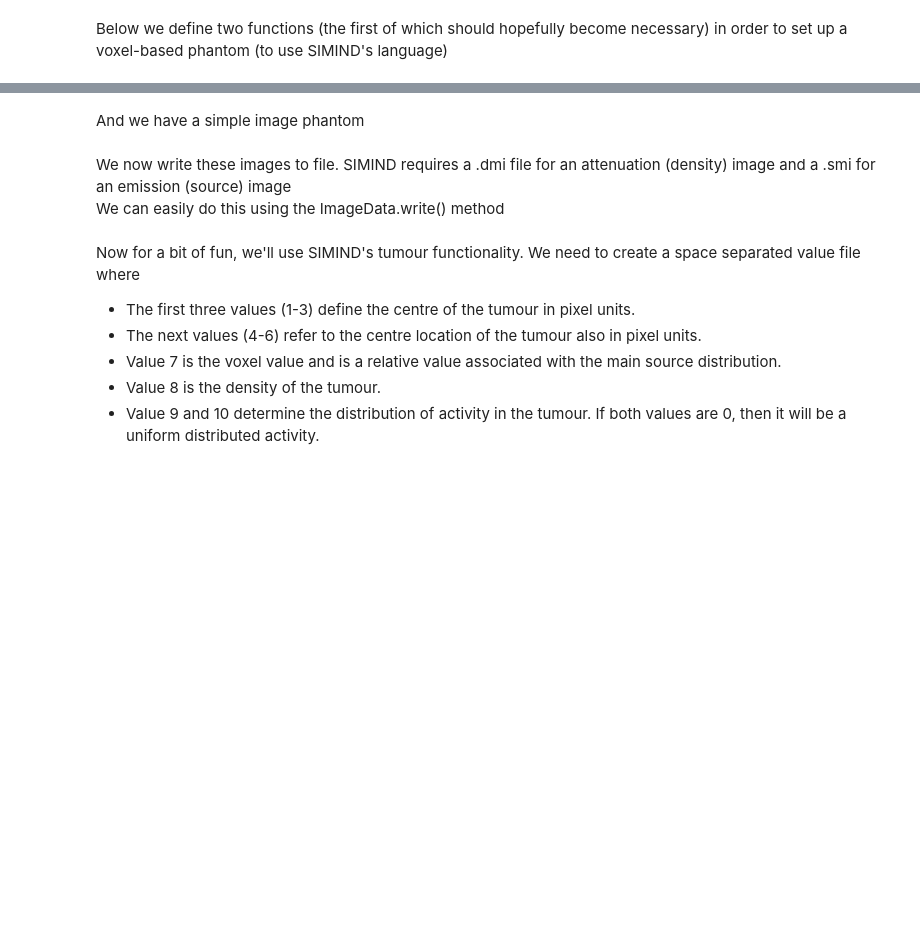
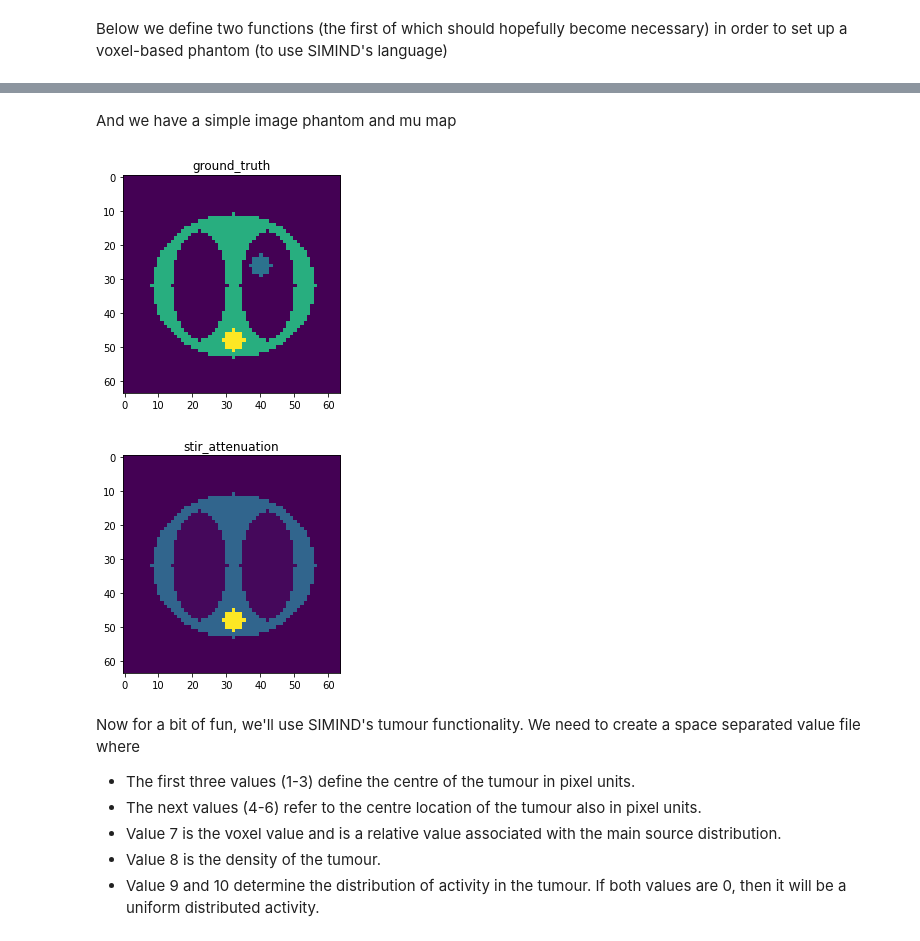
Before and after one commit to samdporter/STIR-SIMIND-Connection, a Jupyter notebook: STIR_simind.ipynb, the cells around one changed output, grey strips where cells are left out. Cells and saved outputs as stored; diff of their text form; code cells hidden in the pictures; blank space fills up the shorter version.

Commit message:
updated notebook adn script for STIR

```diff
--- a/STIR_simind.ipynb
+++ b/STIR_simind.ipynb
@@ -71,8 +38,0 @@ templ_sino.get_max_view_num()
-# %%
-image = stir.FloatVoxelsOnCartesianGrid(templ_sino.get_proj_data_info(), 1)
-im = stir.zoom_image(create_sample_image(image), 1, 0, 0, 64) # use the template to create an empty image
-pylab.figure()
-pylab.subplot(1, 2, 1)
-pylab.imshow(np.squeeze(stirextra.to_numpy(im)))
-pylab.title('Empty Image')
-pylab.show(block=False)
@@ -84,0 +39,19 @@ att_none = im.get_empty_copy() # zero density map to investigate the effects on
+# %%
+def plot_show_save(image, fname, slice = False, save = False):
+        ''' simple image plot and save function '''
+        plt.subplot(111)
+        if slice:
+            plt.imshow(np.squeeze(stirextra.to_numpy(image))[slice])
+        else:
+            plt.imshow(np.squeeze(stirextra.to_numpy(image)))
+        plt.title(fname)
+        plt.show()
+        if save:
+            plt.savefig(fname)
+            image.write_to_file('tmp_'+fname)
+
+def to_projdata(numpy_array, proj_data_info, exam_info):
+    ''' get STIR projection data from numpy array'''
+    projdataout=stir.ProjDataInMemory(exam_info, proj_data_info)
+    projdataout.fill(numpy_array.flat)
+    return projdataout
@@ -85,6 +98,9 @@ att_none = im.get_empty_copy() # zero density map to investigate the effects on
+# %%
+image = stir.FloatVoxelsOnCartesianGrid.read_from_file("emission_image.hv") # example emission image
+att_STIR = stir.FloatVoxelsOnCartesianGrid.read_from_file("attenuation_image.hv") # example attenuation image in units of cm^{-1}
+
+# we'll now create a simind density map in units of g cm{-1} x 1000
+att_simind = att_STIR.get_empty_copy()
+att_simind.fill((stirextra.to_numpy(att_STIR)/0.096*1000).flat) # put our attenuation image in simind's units of density
 # %% [markdown]
-And we have a simple image phantom
+And we have a simple image phantom and mu map
-# %% [markdown]
-We now write these images to file.
-SIMIND requires a .dmi file for an attenuation (density) image and a .smi for an emission (source) image\
-We can easily do this using the ImageData.write() method
@@ -96,3 +107,10 @@ att_none.write_to_file("./attenuation_none.dmi")
+# %%
+slice = image.get_lengths()[1]//2 # middle slice
+plot_show_save(image, "ground_truth", slice = slice)
+plot_show_save(att_STIR, "stir_attenuation", slice = slice)
+# %% [output]
+[figure, added]
+[figure, added]
 # %% [markdown]
 Now for a bit of fun, we'll use SIMIND's tumour functionality.
 We need to create a space separated value file where
```
Also changed, not shown: parts of 42 cells of this notebook, 1 other file.
